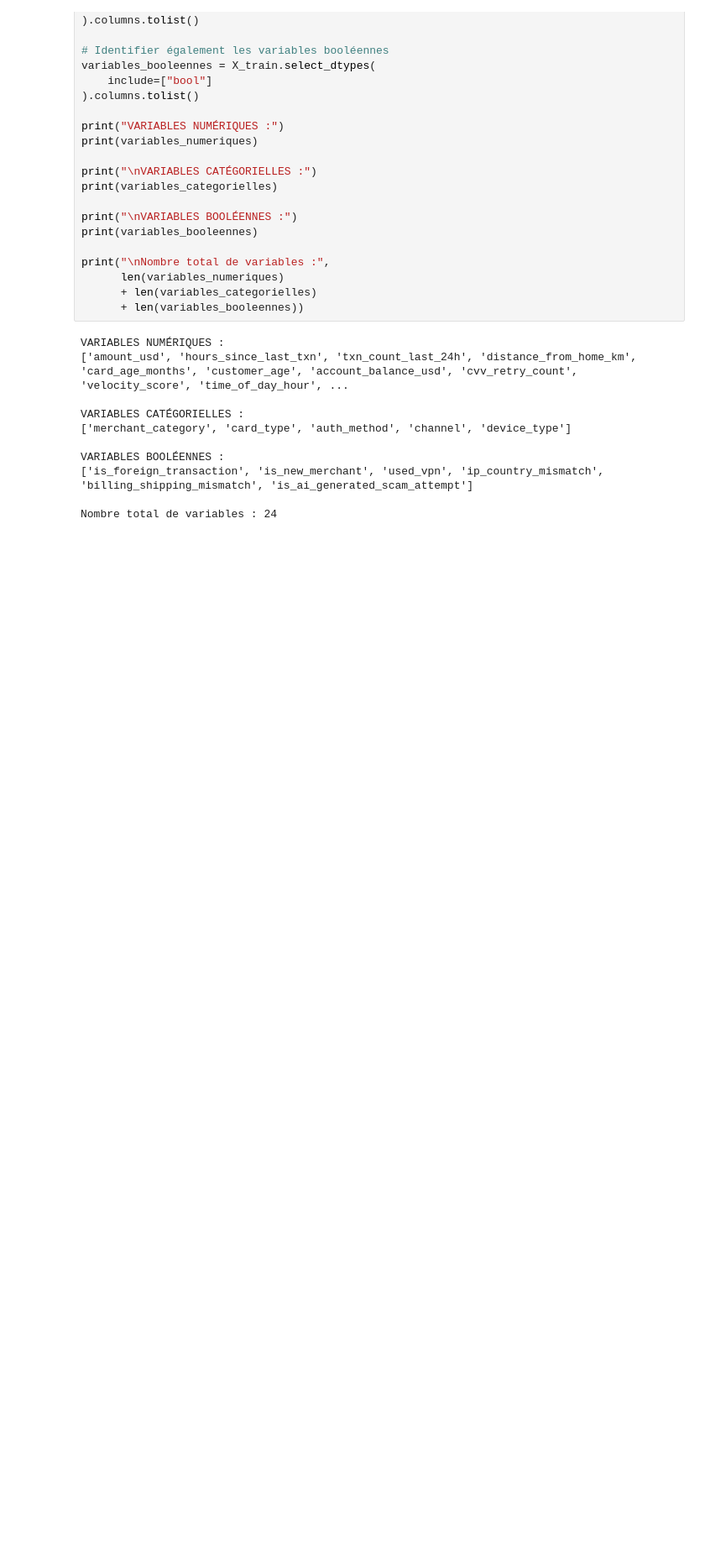
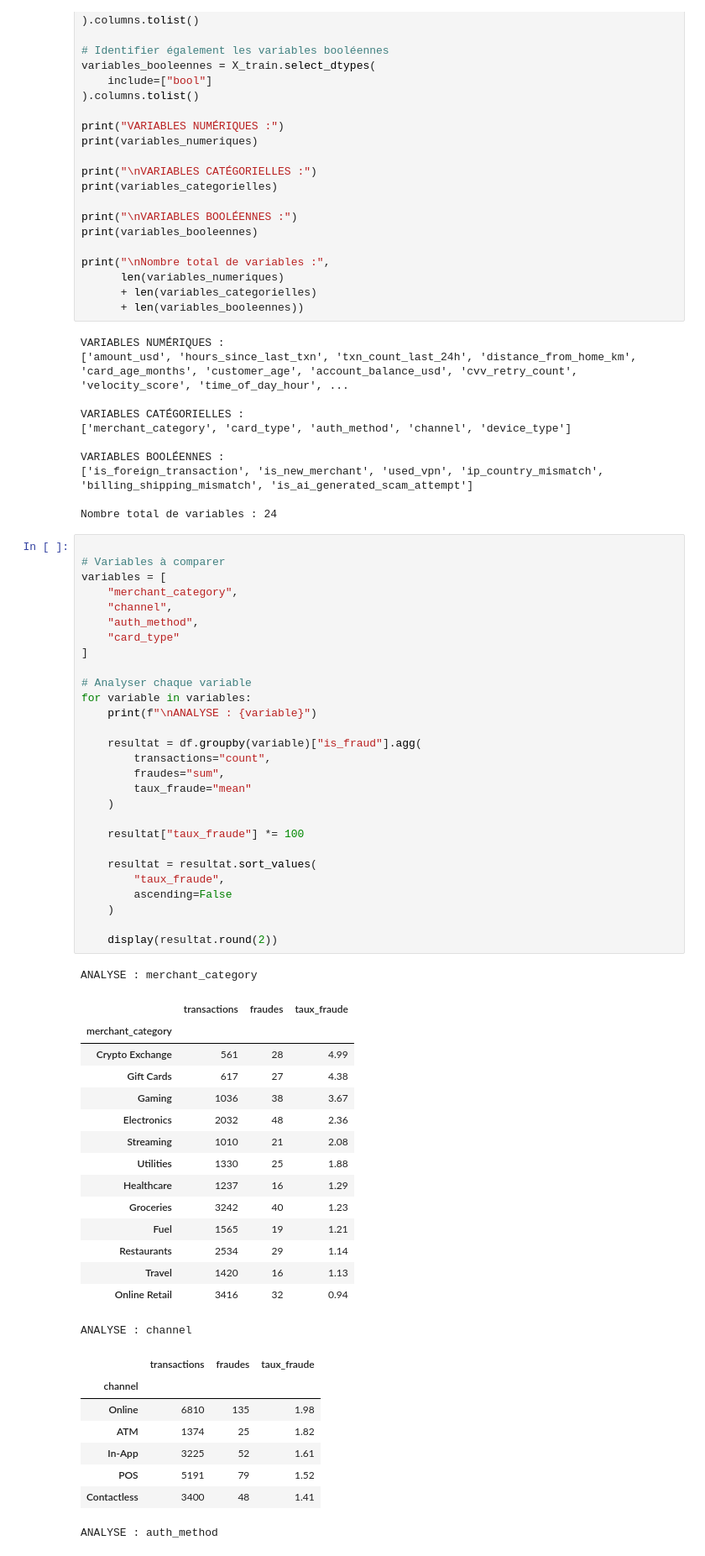
Before and after one commit to NMD221/FraudScope, a Jupyter notebook: analyse_exploratoire.ipynb, the cells around one changed output. Shown at 84% size. Saved outputs shown, nothing was run; the diff lists cells and outputs as text; blank space fills up the shorter version.

Commit message:
Finalisation de la partie 1 FraudScope

```diff
--- a/analyse_exploratoire.ipynb
+++ b/analyse_exploratoire.ipynb
@@ -610,3 +610,56 @@ VARIABLES BOOLÉENNES :
 ['is_foreign_transaction', 'is_new_merchant', 'used_vpn', 'ip_country_mismatch', 'billing_shipping_mismatch', 'is_ai_generated_scam_attempt']
 
 Nombre total de variables : 24
+# %%
+
+# Variables à comparer
+variables = [
+    "merchant_category",
+    "channel",
+    "auth_method",
+    "card_type"
+]
+
+# Analyser chaque variable
+for variable in variables:
+    print(f"\nANALYSE : {variable}")
+
+    resultat = df.groupby(variable)["is_fraud"].agg(
+        transactions="count",
+        fraudes="sum",
+        taux_fraude="mean"
+    )
+
+    resultat["taux_fraude"] *= 100
+
+    resultat = resultat.sort_values(
+        "taux_fraude",
+        ascending=False
+    )
+
+    display(resultat.round(2))
+# %% [output]
+ANALYSE : merchant_category
+|  | transactions | fraudes | taux_fraude |
+| merchant_category |  |  |  |
+| Crypto Exchange | 561 | 28 | 4.99 |
+| Gift Cards | 617 | 27 | 4.38 |
+| Gaming | 1036 | 38 | 3.67 |
+| Electronics | 2032 | 48 | 2.36 |
+| Streaming | 1010 | 21 | 2.08 |
+| Utilities | 1330 | 25 | 1.88 |
+| Healthcare | 1237 | 16 | 1.29 |
+| Groceries | 3242 | 40 | 1.23 |
+| Fuel | 1565 | 19 | 1.21 |
+| Restaurants | 2534 | 29 | 1.14 |
+| Travel | 1420 | 16 | 1.13 |
+| Online Retail | 3416 | 32 | 0.94 |
+ANALYSE : channel
+|  | transactions | fraudes | taux_fraude |
+| channel |  |  |  |
+| Online | 6810 | 135 | 1.98 |
+| ATM | 1374 | 25 | 1.82 |
+| In-App | 3225 | 52 | 1.61 |
+| POS | 5191 | 79 | 1.52 |
+| Contactless | 3400 | 48 | 1.41 |
+ANALYSE : auth_method
```
Also changed, not shown: parts of 3 cells of this notebook, 1 other file.
